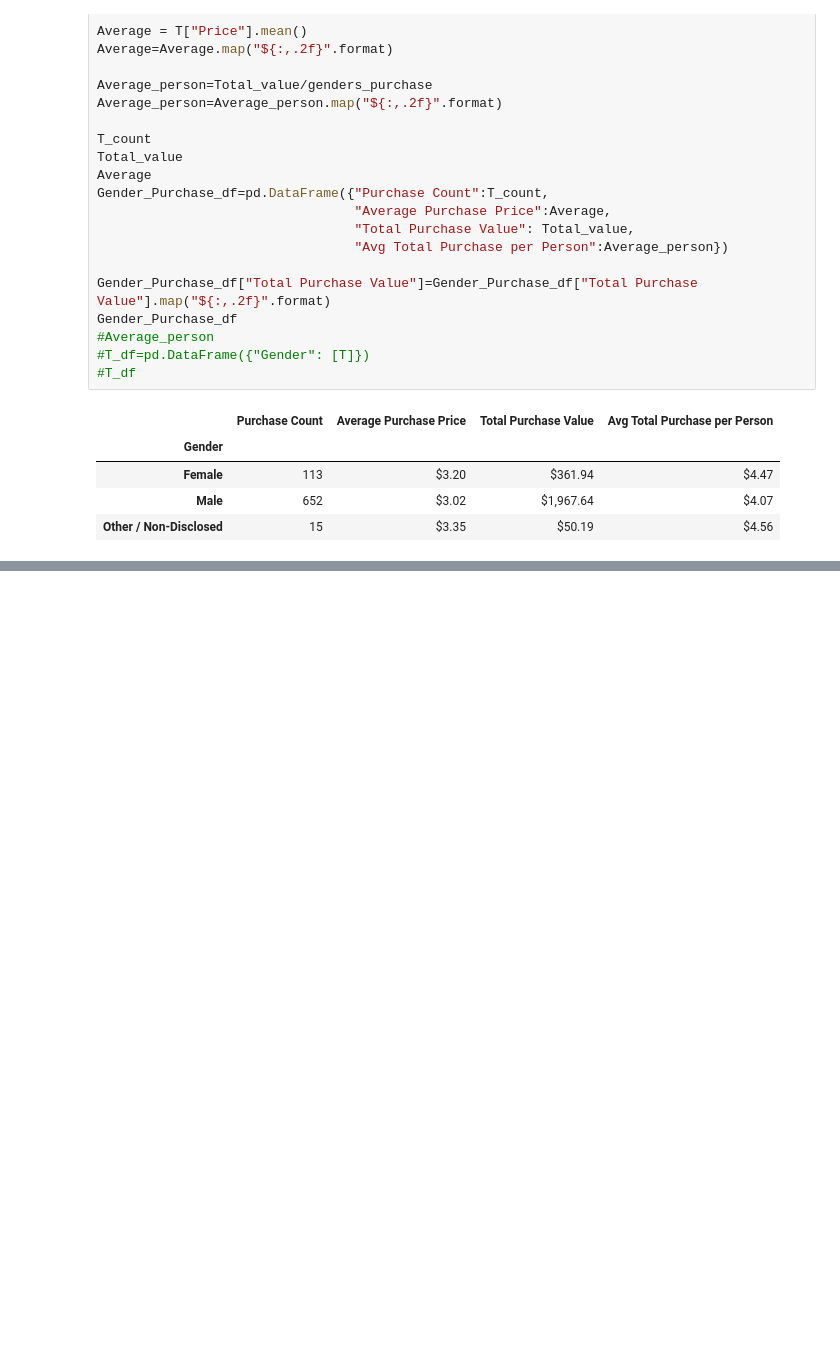
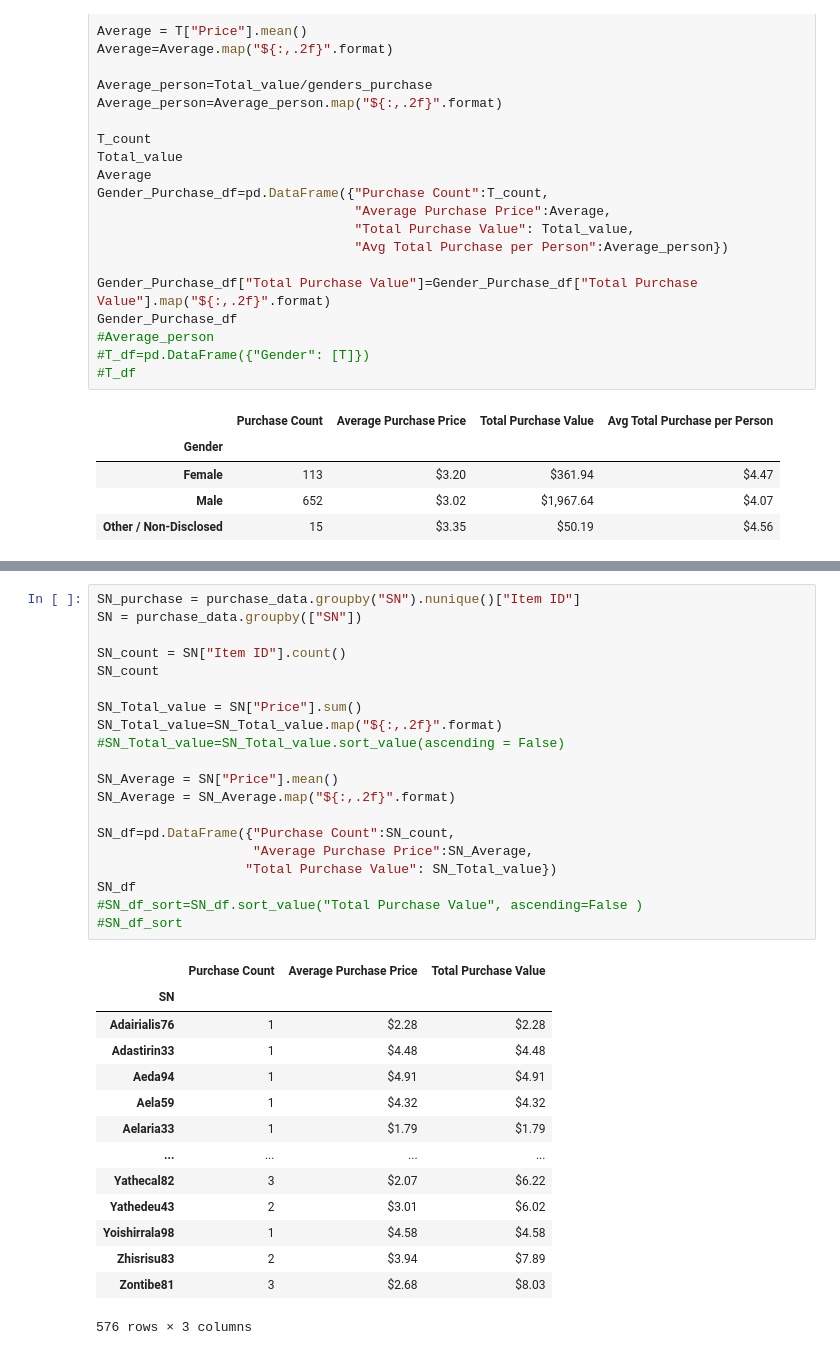
Before and after one commit to Henrytran13/pandas_challenge, a Jupyter notebook: 04-Python-Pandas/02-Case-Assignment/Instructions/HeroesOfPymoli/Untitled.ipynb, the cells around one changed output, grey strips where cells are left out. Saved outputs shown, nothing was run; the diff lists cells and outputs as text; blank space fills up the shorter version.

```diff
--- a/04-Python-Pandas/02-Case-Assignment/Instructions/HeroesOfPymoli/Untitled.ipynb
+++ b/04-Python-Pandas/02-Case-Assignment/Instructions/HeroesOfPymoli/Untitled.ipynb
@@ -112,0 +175,35 @@ ValueError: bins must increase monotonically.
+# %%
+SN_purchase = purchase_data.groupby("SN").nunique()["Item ID"]
+SN = purchase_data.groupby(["SN"])
+
+SN_count = SN["Item ID"].count()
+SN_count
+
+SN_Total_value = SN["Price"].sum()
+SN_Total_value=SN_Total_value.map("${:,.2f}".format)
+#SN_Total_value=SN_Total_value.sort_value(ascending = False)
+
+SN_Average = SN["Price"].mean()
+SN_Average = SN_Average.map("${:,.2f}".format)
+
+SN_df=pd.DataFrame({"Purchase Count":SN_count,
+                    "Average Purchase Price":SN_Average,
+                   "Total Purchase Value": SN_Total_value})
+SN_df
+#SN_df_sort=SN_df.sort_value("Total Purchase Value", ascending=False )
+#SN_df_sort
+# %% [output]
+|  | Purchase Count | Average Purchase Price | Total Purchase Value |
+| SN |  |  |  |
+| Adairialis76 | 1 | $2.28 | $2.28 |
+| Adastirin33 | 1 | $4.48 | $4.48 |
+| Aeda94 | 1 | $4.91 | $4.91 |
+| Aela59 | 1 | $4.32 | $4.32 |
+| Aelaria33 | 1 | $1.79 | $1.79 |
+| ... | ... | ... | ... |
+| Yathecal82 | 3 | $2.07 | $6.22 |
+| Yathedeu43 | 2 | $3.01 | $6.02 |
+| Yoishirrala98 | 1 | $4.58 | $4.58 |
+| Zhisrisu83 | 2 | $3.94 | $7.89 |
+| Zontibe81 | 3 | $2.68 | $8.03 |
+576 rows × 3 columns
```
Also changed, not shown: parts of 6 cells of this notebook, 1 other file.
